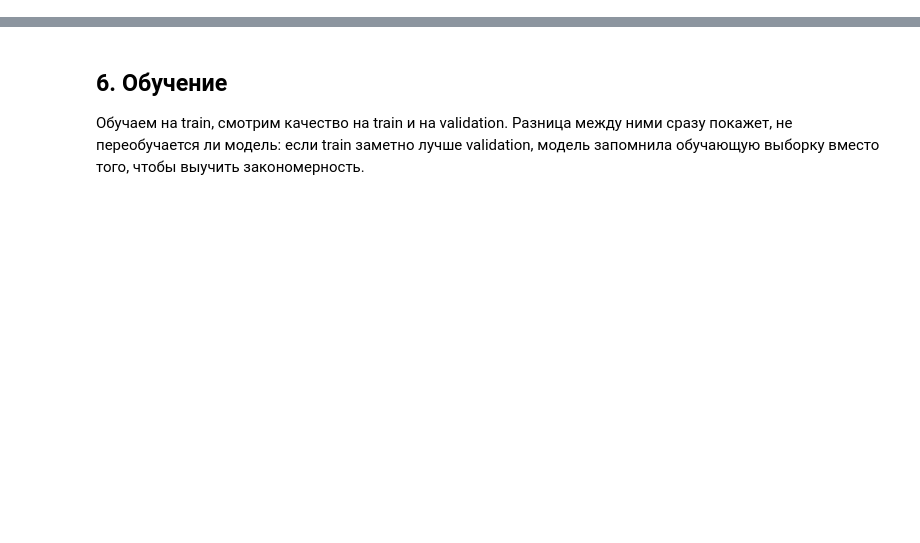
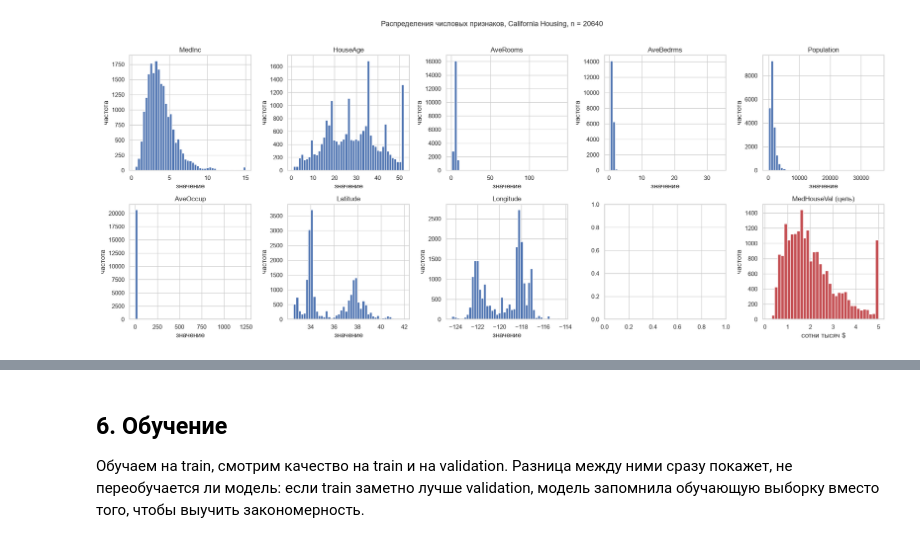
Before and after one commit to DmitPerson42/praktika-1, a Jupyter notebook: 1_Линейная_регрессия.ipynb, the cells around one changed output, grey strips where cells are left out. Saved outputs shown, nothing was run; the diff lists cells and outputs as text; code cells hidden in the pictures; blank space fills up the shorter version.

```diff
--- a/1_Линейная_регрессия.ipynb
+++ b/1_Линейная_регрессия.ipynb
@@ -786,0 +585,22 @@ Pipeline(steps=[('scaler', StandardScaler()),
+# %%
+# Смотрим все числовые признаки на одной сетке: так сразу видно, где
+# распределение «нормальное», а где это тяжёлый правый хвост.
+figure, axes = plt.subplots(2, 5, figsize=(20, 8))
+axes = axes.ravel()
+
+for axis, column in zip(axes, feature_columns):
+    axis.hist(clean[column], bins=45, color="#4c72b0", edgecolor="white")
+    axis.set_title(column)
+    axis.set_xlabel("значение")
+    axis.set_ylabel("частота")
+
+axes[-1].hist(clean[TARGET], bins=35, color="#c44e52", edgecolor="white")
+axes[-1].set_title(f"{TARGET} (цель)")
+axes[-1].set_xlabel("сотни тысяч $")
+axes[-1].set_ylabel("частота")
+
+figure.suptitle(f"Распределения числовых признаков, California Housing, n = {len(clean)}", y=1.02)
+figure.tight_layout()
+plt.show()
+# %% [output]
+[figure, added]
```
Also changed, not shown: parts of 116 cells of this notebook, 6 other files.
